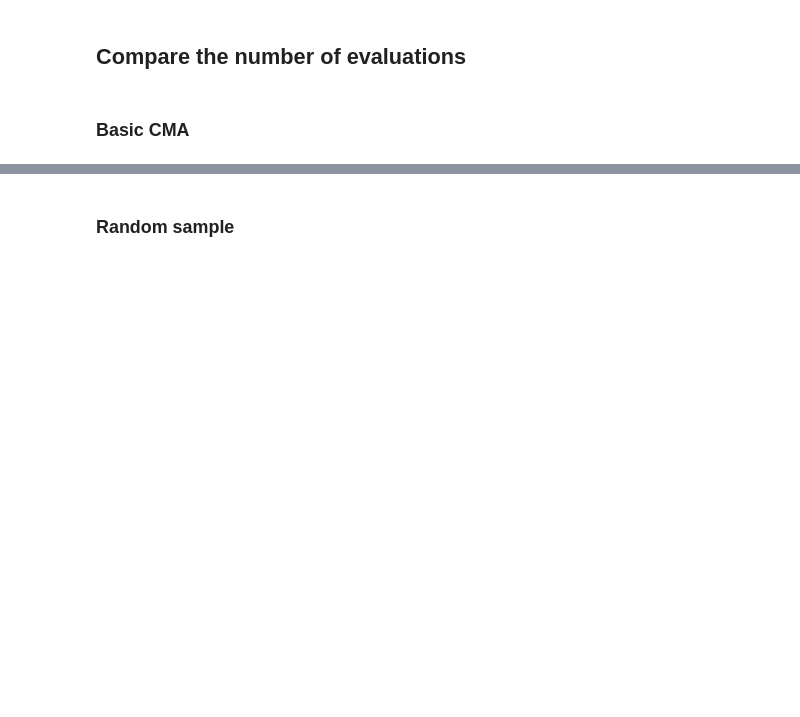
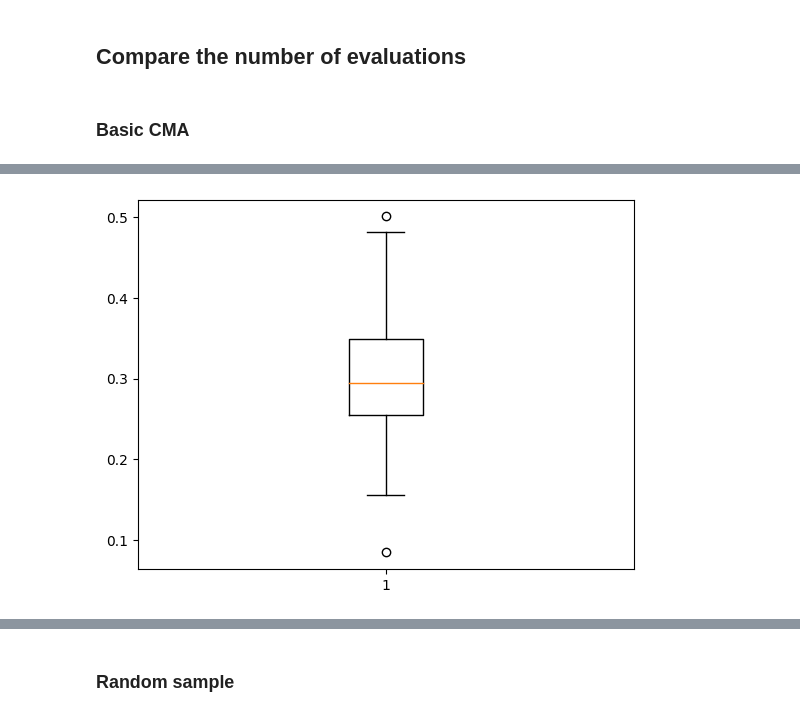
Before and after one commit to SteveZhangBit/STL-Robustness, a Jupyter notebook: lunar-ppo/LunarLander-PPO.ipynb, the cells around one changed output, grey strips where cells are left out. Cells and saved outputs as stored; diff of their text form; code cells hidden in the pictures; blank space fills up the shorter version.

```diff
--- a/lunar-ppo/LunarLander-PPO.ipynb
+++ b/lunar-ppo/LunarLander-PPO.ipynb
@@ -228,0 +211,5 @@ CMAEvolutionStrategyResult(xbest=array([0.08422315, 0.38715897]), fbest=0.000371
+# %%
+b = plt.boxplot(np.ndarray.flatten(np.asarray(data1)))
+boundary = [l.get_ydata()[1] for l in b['whiskers']][0]
+# %% [output]
+[figure, added]
```
Also changed, not shown: parts of 2 cells of this notebook, 8 other files.
